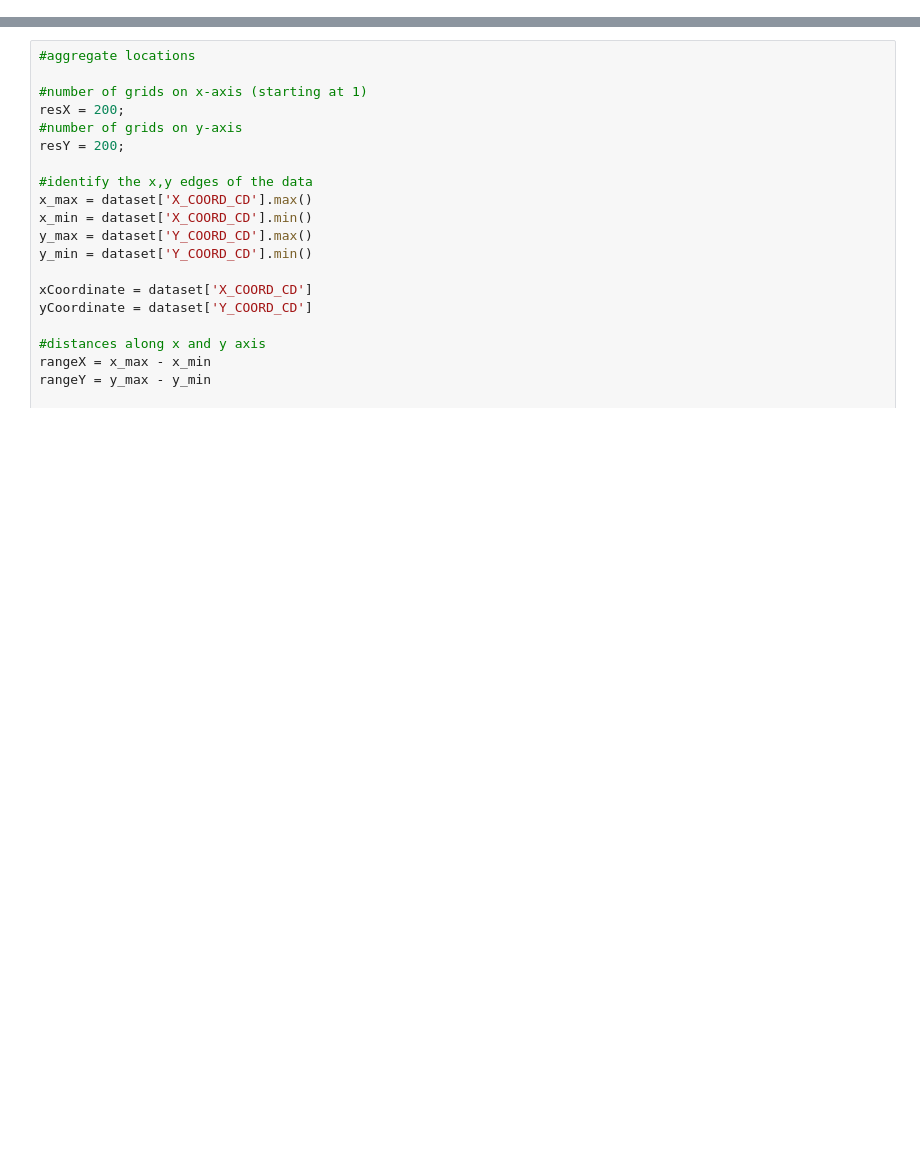
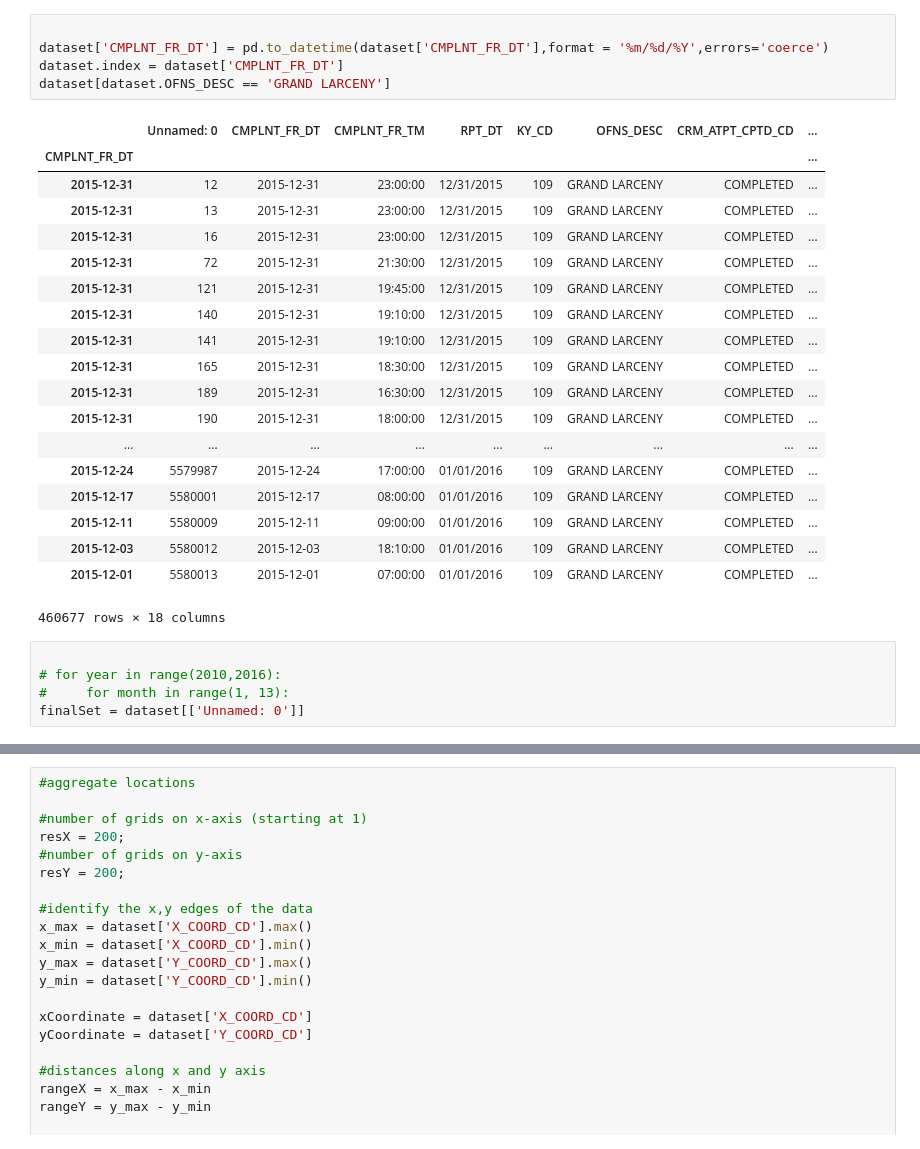
Before and after one commit to melanietosik/nyc-crime-time-analysis, a Jupyter notebook: data_exploration/crimeAnalyses.ipynb, the cells around one changed output, grey strips where cells are left out. Drawn from its saved outputs; the diff is of its cells as text; blank space fills up the shorter version.

```diff
--- a/data_exploration/crimeAnalyses.ipynb
+++ b/data_exploration/crimeAnalyses.ipynb
@@ -19,3 +22,33 @@ dataset.head(4)
 | 1 | 1 | 12/31/2015 | 23:36:00 | 12/31/2015 | 101 | MURDER & NON-NEGL. MANSLAUGHTER | COMPLETED | FELONY | ... |
 | 2 | 2 | 12/31/2015 | 23:30:00 | 12/31/2015 | 117 | DANGEROUS DRUGS | COMPLETED | FELONY | ... |
 | 3 | 3 | 12/31/2015 | 23:30:00 | 12/31/2015 | 344 | ASSAULT 3 & RELATED OFFENSES | COMPLETED | MISDEMEANOR | ... |
+# %%
+
+dataset['CMPLNT_FR_DT'] = pd.to_datetime(dataset['CMPLNT_FR_DT'],format = '%m/%d/%Y',errors='coerce')
+dataset.index = dataset['CMPLNT_FR_DT']
+dataset[dataset.OFNS_DESC == 'GRAND LARCENY']
+# %% [output]
+|  | Unnamed: 0 | CMPLNT_FR_DT | CMPLNT_FR_TM | RPT_DT | KY_CD | OFNS_DESC | CRM_ATPT_CPTD_CD | ... |
+| CMPLNT_FR_DT |  |  |  |  |  |  |  | ... |
+| 2015-12-31 | 12 | 2015-12-31 | 23:00:00 | 12/31/2015 | 109 | GRAND LARCENY | COMPLETED | ... |
+| 2015-12-31 | 13 | 2015-12-31 | 23:00:00 | 12/31/2015 | 109 | GRAND LARCENY | COMPLETED | ... |
+| 2015-12-31 | 16 | 2015-12-31 | 23:00:00 | 12/31/2015 | 109 | GRAND LARCENY | COMPLETED | ... |
+| 2015-12-31 | 72 | 2015-12-31 | 21:30:00 | 12/31/2015 | 109 | GRAND LARCENY | COMPLETED | ... |
+| 2015-12-31 | 121 | 2015-12-31 | 19:45:00 | 12/31/2015 | 109 | GRAND LARCENY | COMPLETED | ... |
+| 2015-12-31 | 140 | 2015-12-31 | 19:10:00 | 12/31/2015 | 109 | GRAND LARCENY | COMPLETED | ... |
+| 2015-12-31 | 141 | 2015-12-31 | 19:10:00 | 12/31/2015 | 109 | GRAND LARCENY | COMPLETED | ... |
+| 2015-12-31 | 165 | 2015-12-31 | 18:30:00 | 12/31/2015 | 109 | GRAND LARCENY | COMPLETED | ... |
+| 2015-12-31 | 189 | 2015-12-31 | 16:30:00 | 12/31/2015 | 109 | GRAND LARCENY | COMPLETED | ... |
+| 2015-12-31 | 190 | 2015-12-31 | 18:00:00 | 12/31/2015 | 109 | GRAND LARCENY | COMPLETED | ... |
+| ... | ... | ... | ... | ... | ... | ... | ... | ... |
+| 2015-12-24 | 5579987 | 2015-12-24 | 17:00:00 | 01/01/2016 | 109 | GRAND LARCENY | COMPLETED | ... |
+| 2015-12-17 | 5580001 | 2015-12-17 | 08:00:00 | 01/01/2016 | 109 | GRAND LARCENY | COMPLETED | ... |
+| 2015-12-11 | 5580009 | 2015-12-11 | 09:00:00 | 01/01/2016 | 109 | GRAND LARCENY | COMPLETED | ... |
+| 2015-12-03 | 5580012 | 2015-12-03 | 18:10:00 | 01/01/2016 | 109 | GRAND LARCENY | COMPLETED | ... |
+| 2015-12-01 | 5580013 | 2015-12-01 | 07:00:00 | 01/01/2016 | 109 | GRAND LARCENY | COMPLETED | ... |
+460677 rows × 18 columns
+# %%
+
+# for year in range(2010,2016):
+#     for month in range(1, 13):
+finalSet = dataset[['Unnamed: 0']]
```
Also changed, not shown: parts of 4 cells of this notebook.
